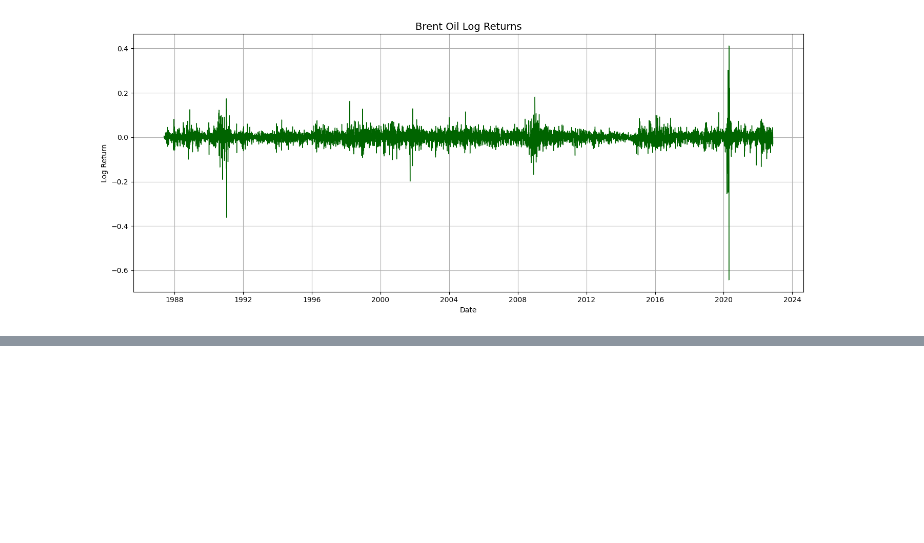
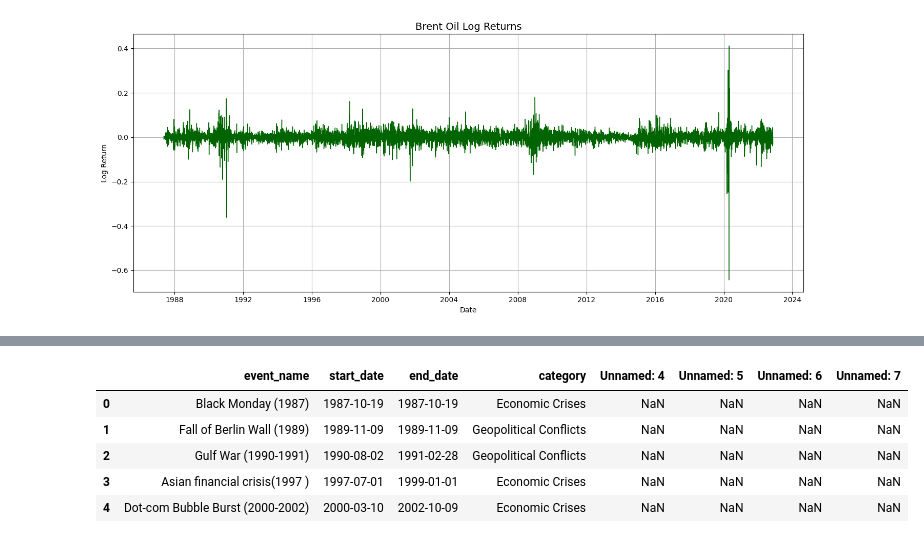
Before and after one commit to Filimon-H/brent-oil-price-analysis, a Jupyter notebook: notebooks/EDA.ipynb, the cells around one changed output, grey strips where cells are left out. Saved outputs shown, nothing was run; the diff lists cells and outputs as text; code cells hidden in the pictures; blank space fills up the shorter version.

Commit message:
Clean and standardize event CSV column names and parse dates

```diff
--- a/notebooks/EDA.ipynb
+++ b/notebooks/EDA.ipynb
@@ -92,0 +95,13 @@ ADF Test for LogReturn:
+# %%
+# ✅ Load and rename columns
+events_df = load_event_data("../data/key_events.csv")
+
+# 👀 Preview cleaned DataFrame
+events_df.head()
+# %% [output]
+|  | event_name | start_date | end_date | category | Unnamed: 4 | Unnamed: 5 | Unnamed: 6 | Unnamed: 7 |
+| 0 | Black Monday (1987) | 1987-10-19 | 1987-10-19 | Economic Crises | NaN | NaN | NaN | NaN |
+| 1 | Fall of Berlin Wall (1989) | 1989-11-09 | 1989-11-09 | Geopolitical Conflicts | NaN | NaN | NaN | NaN |
+| 2 | Gulf War (1990-1991) | 1990-08-02 | 1991-02-28 | Geopolitical Conflicts | NaN | NaN | NaN | NaN |
+| 3 | Asian financial crisis(1997 ) | 1997-07-01 | 1999-01-01 | Economic Crises | NaN | NaN | NaN | NaN |
+| 4 | Dot-com Bubble Burst (2000-2002) | 2000-03-10 | 2002-10-09 | Economic Crises | NaN | NaN | NaN | NaN |
```
Also changed, not shown: parts of 3 cells of this notebook, 1 other file.
